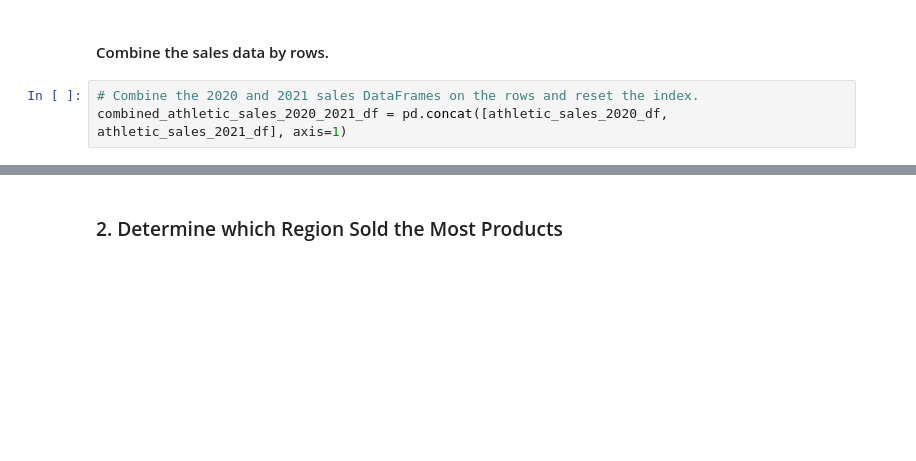
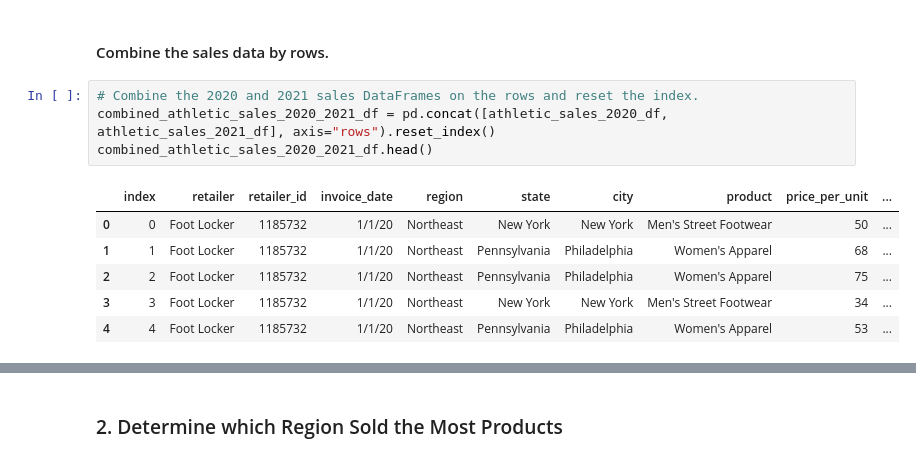
Before and after one commit to zhongzheshen/athletic_sales_analysis, a Jupyter notebook: athletic_sales_analysis_starter_code.ipynb, the cells around one changed output, grey strips where cells are left out. Drawn from its saved outputs; the diff is of its cells as text; blank space fills up the shorter version.

```diff
--- a/athletic_sales_analysis_starter_code.ipynb
+++ b/athletic_sales_analysis_starter_code.ipynb
@@ -30,4 +75,12 @@ athletic_sales_2021_df
 #### Combine the sales data by rows.
 # %%
 # Combine the 2020 and 2021 sales DataFrames on the rows and reset the index.
-combined_athletic_sales_2020_2021_df = pd.concat([athletic_sales_2020_df, athletic_sales_2021_df], axis=1)
+combined_athletic_sales_2020_2021_df = pd.concat([athletic_sales_2020_df, athletic_sales_2021_df], axis="rows").reset_index()
+combined_athletic_sales_2020_2021_df.head()
+# %% [output]
+|  | index | retailer | retailer_id | invoice_date | region | state | city | product | price_per_unit | ... |
+| 0 | 0 | Foot Locker | 1185732 | 1/1/20 | Northeast | New York | New York | Men's Street Footwear | 50 | ... |
+| 1 | 1 | Foot Locker | 1185732 | 1/1/20 | Northeast | Pennsylvania | Philadelphia | Women's Apparel | 68 | ... |
+| 2 | 2 | Foot Locker | 1185732 | 1/1/20 | Northeast | Pennsylvania | Philadelphia | Women's Apparel | 75 | ... |
+| 3 | 3 | Foot Locker | 1185732 | 1/1/20 | Northeast | New York | New York | Men's Street Footwear | 34 | ... |
+| 4 | 4 | Foot Locker | 1185732 | 1/1/20 | Northeast | Pennsylvania | Philadelphia | Women's Apparel | 53 | ... |
```
Also changed, not shown: parts of 26 cells of this notebook.
